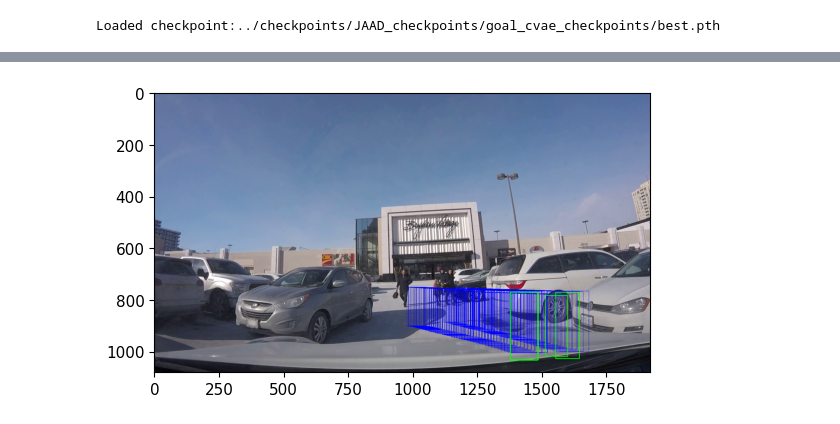
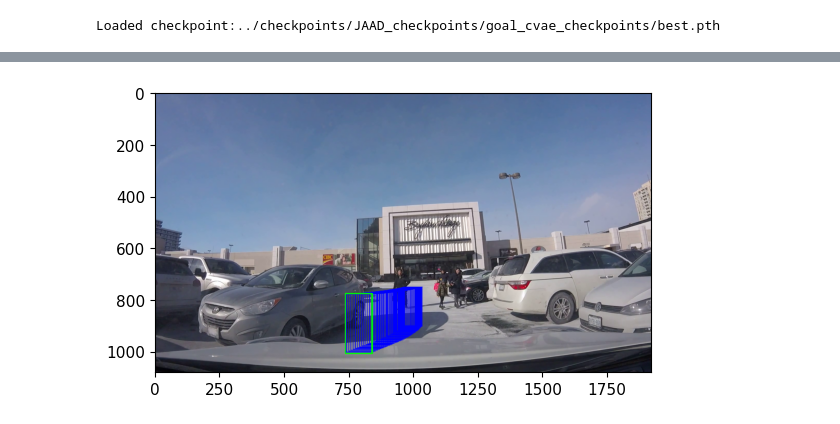
Before and after one commit to sonorousduck/bidireaction-trajectory-prediction, a Jupyter notebook: tools/run_on_different_video.ipynb, the cells around one changed output, grey strips where cells are left out. Saved outputs shown, nothing was run; the diff lists cells and outputs as text; code cells hidden in the pictures.

```diff
--- a/tools/run_on_different_video.ipynb
+++ b/tools/run_on_different_video.ipynb
@@ -79,9 +79,11 @@ def predict(model, input_x, cur_pos = None):
 # %%
 def get_image(imgs):
     results = yolo(imgs)
-    data = []
+    overall_data = []
     for j in range(len(results.pandas().xyxy)):
         df = results.pandas().xyxy[j]
         bounding_boxes_pedestrians = df.loc[df['class'] == 0]
+        data = []
+
         # TODO: FOR NOW, break statement exists so it only predicts one person... This will need to change
         for i, row in bounding_boxes_pedestrians.iterrows():
@@ -99,14 +101,16 @@ def get_image(imgs):
             bbox = (bbox - _min) / (_max - _min)
 
             data.append(bbox[0])
+        overall_data.append(data)
 
-    data = np.array(data)
+
+    overall_data = np.array(overall_data)
 
     # max_val = np.max(np.abs(data))
     # min_val = np.min(data)
 
 
 
-    return torch.FloatTensor(data)
+    return torch.FloatTensor(overall_data)
 # %%
 %time
@@ -148,23 +134,23 @@ array([[[     1380.5,       772.4,      107.47,      260.82],
 # %%
-cv_image = cv2.imread(f"../data/JAAD/images/video_0005/00046.png")
+cv_image = cv2.imread(f"../data/JAAD/images/video_0005/00061.png")
 for test in pred_traj:
     for j, traj in enumerate(test):
         for i, box in enumerate(traj):
             # if i == len(traj) - 1:
             # rect = cv2.boundingRect(testArray)
             x, y, w, h = int(box[0]), int(box[1]), int(box[2]), int(box[3])
             cv2.rectangle(cv_image, (x, y), (x + w, y + h), (255, 0, 0), 1)
             break
 
 for goal in pred_goal:
     for i, location in enumerate(goal):
         # if i == len(goal) - 1:
         x, y, w, h = int(location[0]), int(location[1]), int(location[2]), int(location[3])
         cv2.rectangle(cv_image, (x, y), (int(x + w) , int(y + h)), (0, 255, 0), 2)
         break
 
 RGB_img = cv2.cvtColor(cv_image, cv2.COLOR_BGR2RGB)
 plt.imshow(RGB_img)
 plt.show()
 # %% [output]
-[figure, old version]
+[figure, new version]
```
Also changed, not shown: parts of 3 cells of this notebook, 4 other files.
